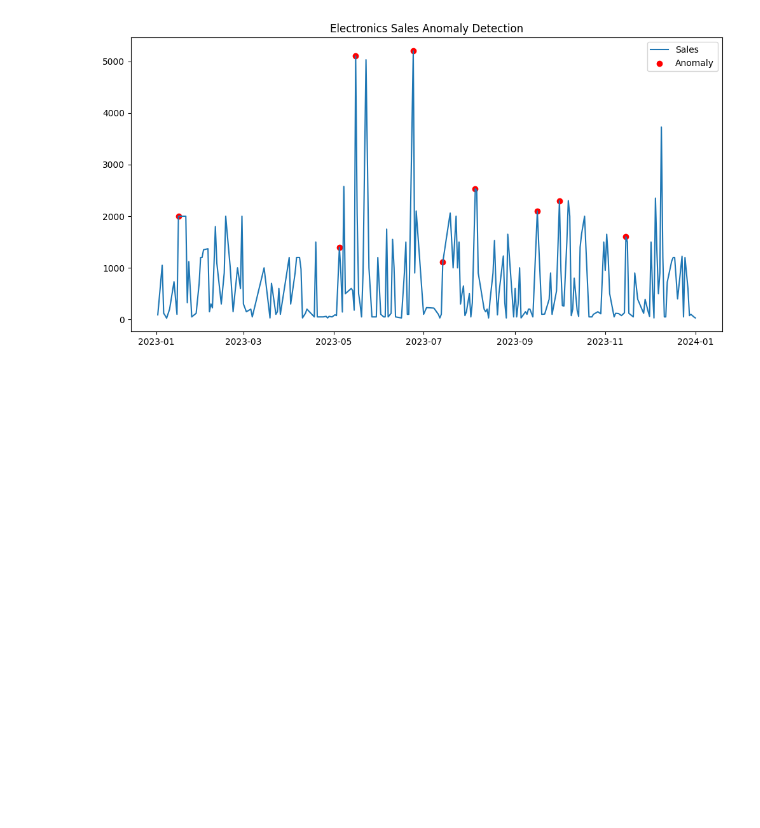
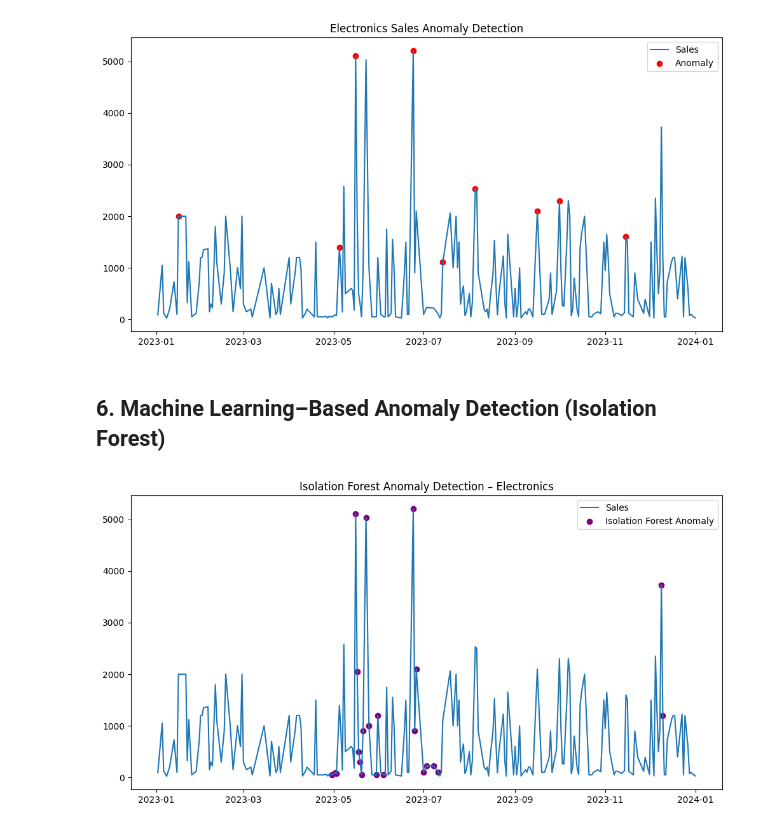
Before and after one commit to 0sinach1/data-and-ai-portfolio, a Jupyter notebook: 2026/2026-02-anomaly-detection/notebooks/anomaly-detection.ipynb, the cells around one changed output. Cells and saved outputs as stored; diff of their text form; code cells hidden in the pictures; blank space fills up the shorter version.

Commit message:
Visualization

```diff
--- a/2026/2026-02-anomaly-detection/notebooks/anomaly-detection.ipynb
+++ b/2026/2026-02-anomaly-detection/notebooks/anomaly-detection.ipynb
@@ -170,6 +170,8 @@ plt.legend()
 plt.show()
 # %% [output]
 [figure]
+# %% [markdown]
+## 6. Machine Learning–Based Anomaly Detection (Isolation Forest)
 # %%
 features = category_daily[[
     'Total_Amount',
@@ -189,3 +191,21 @@ iso = IsolationForest(
 
 category_daily.loc[features.index, 'IF_Anomaly'] = iso.fit_predict(features)
 category_daily['IF_Anomaly'] = category_daily['IF_Anomaly'] == -1
+# %%
+subset = category_daily[category_daily['Product_Category'] == 'Electronics']
+
+plt.figure(figsize=(12,6))
+plt.plot(subset['Date'], subset['Total_Amount'], label='Sales')
+
+plt.scatter(
+    subset[subset['IF_Anomaly']]['Date'],
+    subset[subset['IF_Anomaly']]['Total_Amount'],
+    color='purple',
+    label='Isolation Forest Anomaly'
+)
+
+plt.legend()
+plt.title("Isolation Forest Anomaly Detection – Electronics")
+plt.show()
+# %% [output]
+[figure, added]
```
Also changed, not shown: parts of 1 cell of this notebook.
